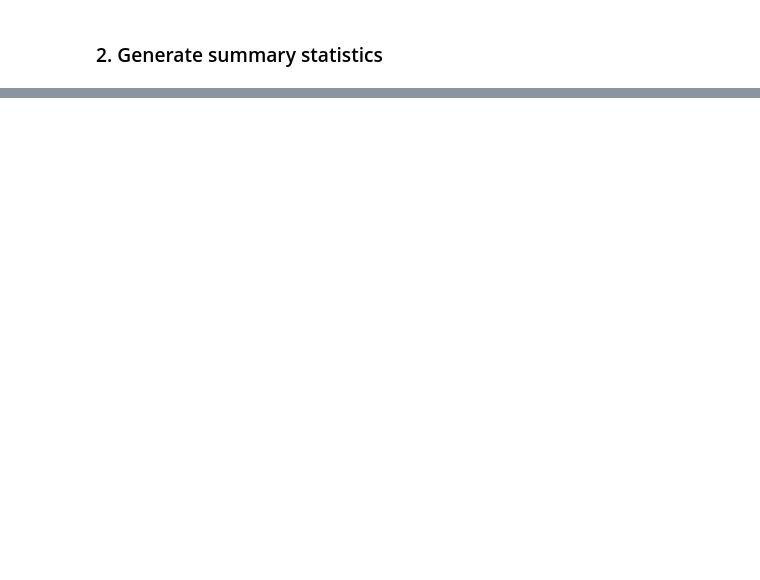
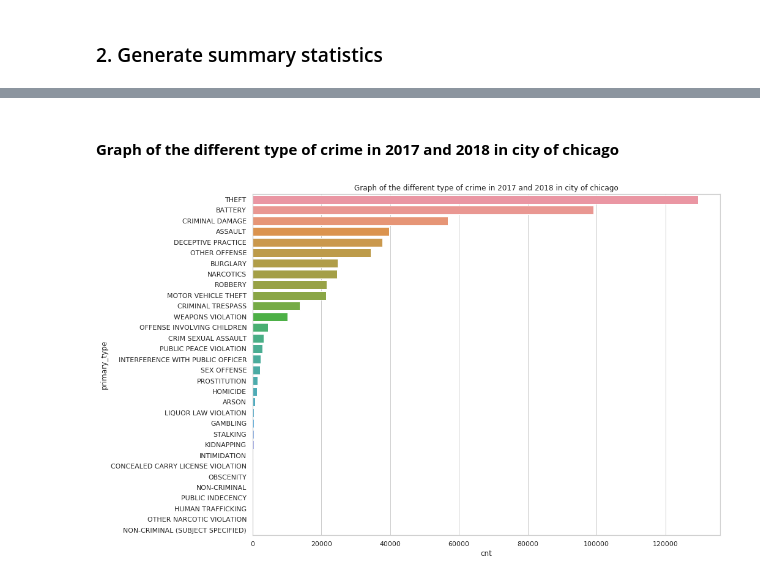
Before and after one commit to pengwei715/Machine-Learning-Projects, a Jupyter notebook: hw1/homework_1.ipynb, the cells around one changed output, grey strips where cells are left out. Saved outputs shown, nothing was run; the diff lists cells and outputs as text; code cells hidden in the pictures; blank space fills up the shorter version.

```diff
--- a/hw1/homework_1.ipynb
+++ b/hw1/homework_1.ipynb
@@ -16,0 +19,2 @@ case_number:
+# %%
+crime_data = p1.get_crime()
@@ -16,0 +36,2 @@ case_number:
+# %%
+communities = p1.get_community()
@@ -16,0 +40,3 @@ case_number:
+# %%
+crime_com = pd.merge(crime_data, communities,on = 'community_area')
+crime_com.iloc[0]
@@ -32,0 +70,5 @@ case_number:
+# %%
+type_cnt = crime_com.groupby("primary_type").size().reset_index(name="cnt")\
+           .sort_values(by = 'cnt',ascending=False)
+type_cnt['percent'] = type_cnt['cnt']/len(crime_com)
+type_cnt
@@ -32,0 +93,10 @@ case_number:
+# %% [markdown]
+#### __Graph of the different type of crime in 2017 and 2018 in city of chicago__
+# %%
+sns.set(style="whitegrid")
+fig, ax = plt.subplots()
+fig.set_size_inches(13.7, 10.27)
+title = 'Graph of the different type of crime in 2017 and 2018 in city of chicago'
+ax = sns.barplot(x="cnt", y="primary_type", data=type_cnt, order = type_cnt.primary_type).set_title(title)
+# %% [output]
+[figure, added]
```
Also changed, not shown: parts of 20 cells of this notebook, 3 other files.
